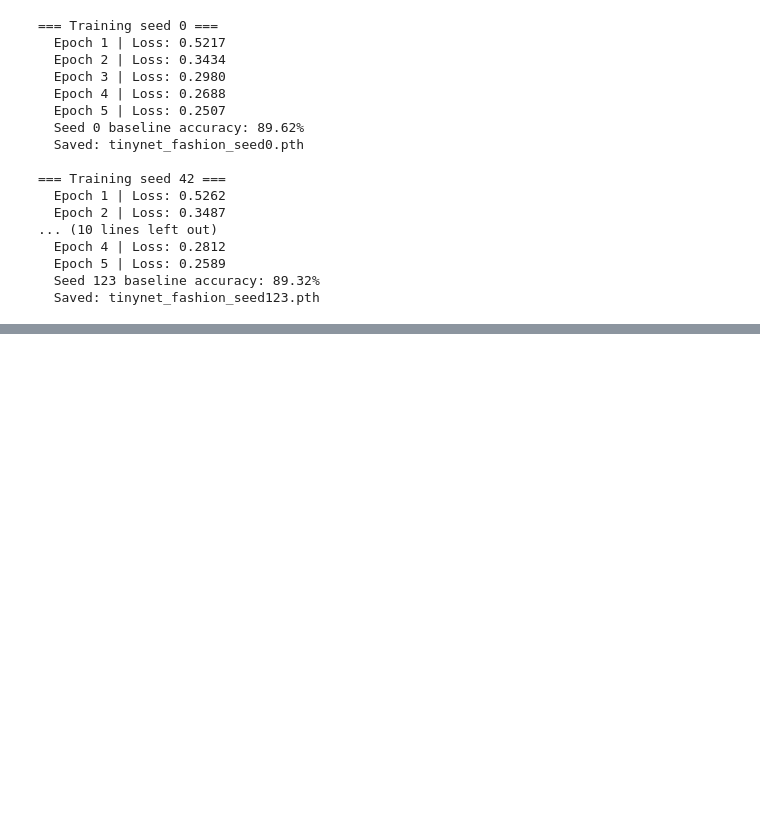
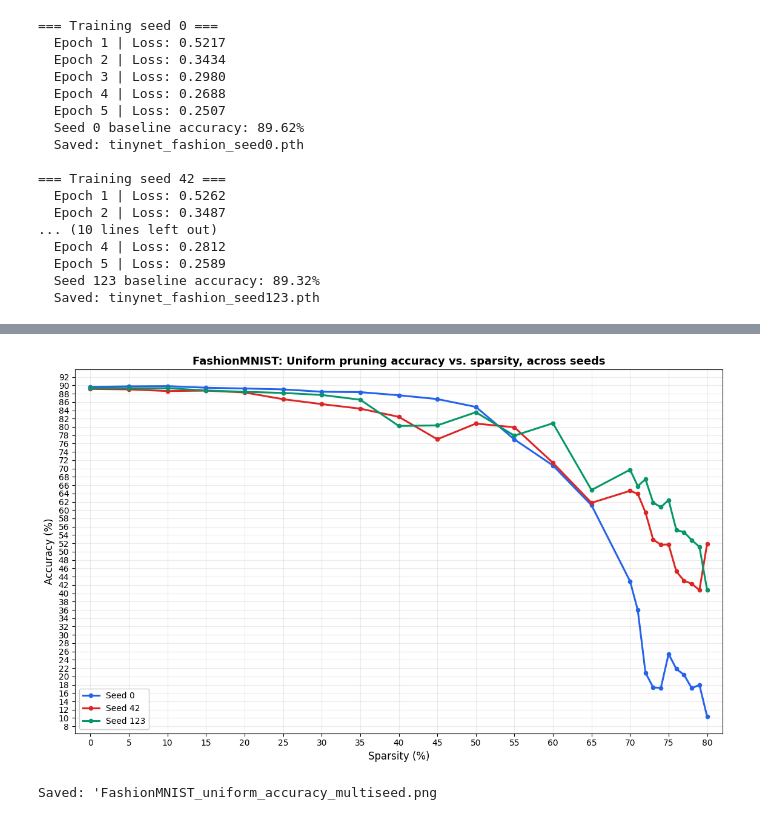
Before and after one commit to HafsaParker/tinyml-pruning-study, a Jupyter notebook: 06_FashionMNIST_multiseed.ipynb, the cells around one changed output, grey strips where cells are left out. Cells and saved outputs as stored; diff of their text form; code cells hidden in the pictures; blank space fills up the shorter version.

```diff
--- a/06_FashionMNIST_multiseed.ipynb
+++ b/06_FashionMNIST_multiseed.ipynb
@@ -194,0 +283,27 @@ Saved: fashionmnist_multiseed_results.json
+# %%
+# ============================================================
+# GRAPH 2 — Accuracy vs sparsity (uniform pruning), across seeds
+# Uses `uniform_results` (from your uniform pruning sweep cell)
+# ============================================================
+fig, ax = plt.subplots(figsize=(11.5, 7))
+
+for seed in SEEDS:
+    accs = [uniform_results[seed][pct] for pct in CHECKPOINTS]
+    ax.plot(CHECKPOINTS, accs, '-o', color=colors.get(seed, 'gray'),
+            linewidth=2.2, markersize=4.5, label=f'Seed {seed}')
+
+ax.set_xlabel('Sparsity (%)', fontsize=12)
+ax.set_ylabel('Accuracy (%)', fontsize=12)
+ax.set_title('FashionMNIST: Uniform pruning accuracy vs. sparsity, across seeds', fontsize=13, fontweight='bold')
+ax.legend(loc='lower left', fontsize=10, framealpha=0.95)
+ax.grid(True, alpha=0.25)
+ax.set_xlim(min(CHECKPOINTS) - 2, max(CHECKPOINTS) + 2)
+ax.xaxis.set_major_locator(MultipleLocator(5))    # x-axis ticks every 5% instead of every 10%
+ax.yaxis.set_major_locator(MultipleLocator(2))
+plt.tight_layout()
+plt.savefig('FashionMNIST_uniform_accuracy_multiseed.png', dpi=200, bbox_inches='tight')
+plt.show()
+print(f"Saved: 'FashionMNIST_uniform_accuracy_multiseed.png")
+# %% [output]
+[figure, added]
+Saved: 'FashionMNIST_uniform_accuracy_multiseed.png
```
Also changed, not shown: parts of 11 cells of this notebook, 1 other file.
